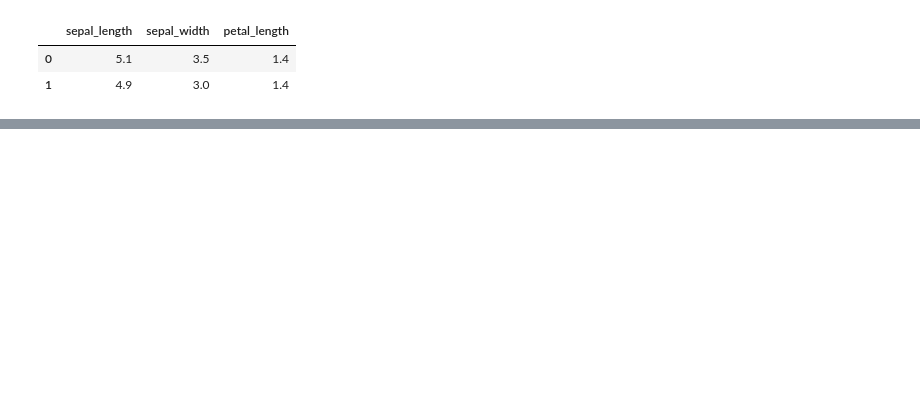
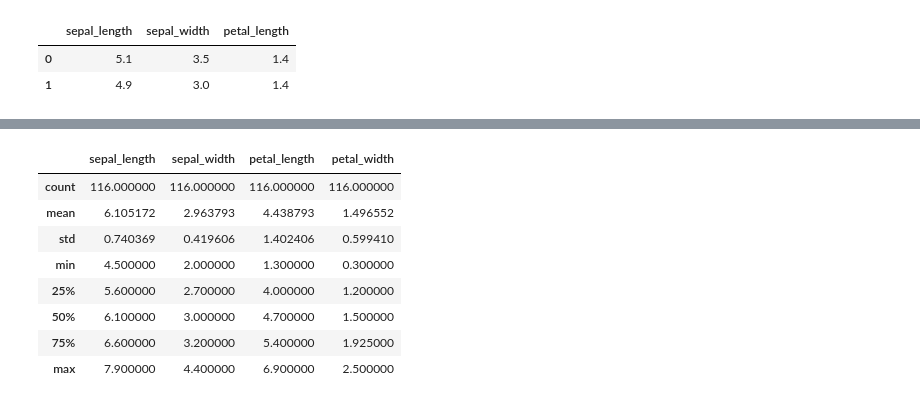
Before and after one commit to ananthi25/Git_Practice, a Jupyter notebook: Pandas.ipynb, the cells around one changed output, grey strips where cells are left out. Cells and saved outputs as stored; diff of their text form; code cells hidden in the pictures; blank space fills up the shorter version.

```diff
--- a/Pandas.ipynb
+++ b/Pandas.ipynb
@@ -106,0 +215,12 @@ data_frame.iloc[0:2,0:3] #0,1th row & 0,1,2 column
+# %%
+new_df[new_df.petal_width>0.2].describe()
+# %% [output]
+|  | sepal_length | sepal_width | petal_length | petal_width |
+| count | 116.000000 | 116.000000 | 116.000000 | 116.000000 |
+| mean | 6.105172 | 2.963793 | 4.438793 | 1.496552 |
+| std | 0.740369 | 0.419606 | 1.402406 | 0.599410 |
+| min | 4.500000 | 2.000000 | 1.300000 | 0.300000 |
+| 25% | 5.600000 | 2.700000 | 4.000000 | 1.200000 |
+| 50% | 6.100000 | 3.000000 | 4.700000 | 1.500000 |
+| 75% | 6.600000 | 3.200000 | 5.400000 | 1.925000 |
+| max | 7.900000 | 4.400000 | 6.900000 | 2.500000 |
```
Also changed, not shown: parts of 12 cells of this notebook.
